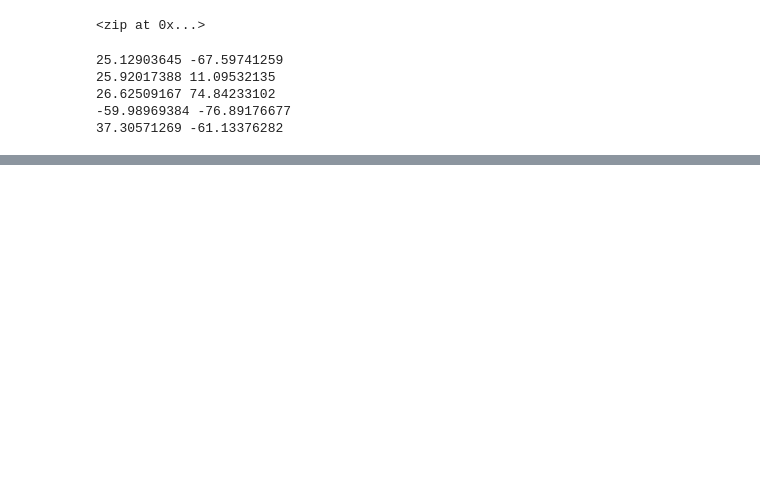
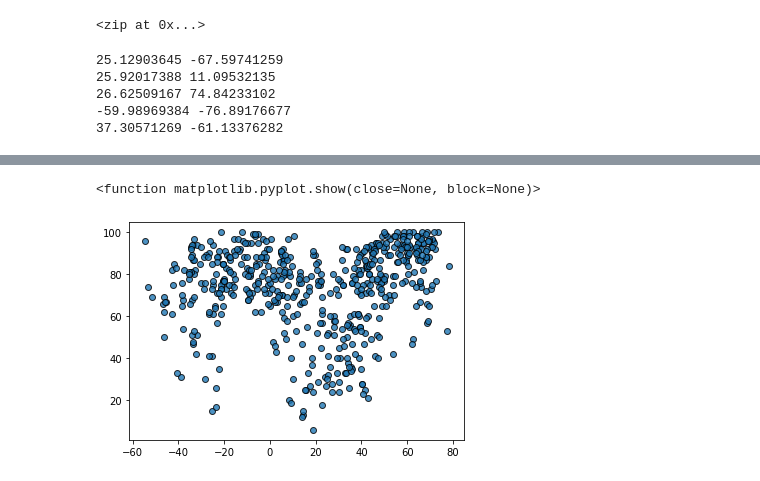
Before and after one commit to VSanto/World_Weather_Analysis, a Jupyter notebook: WeatherPY.ipynb, the cells around one changed output, grey strips where cells are left out. Cells and saved outputs as stored; diff of their text form; code cells hidden in the pictures; blank space fills up the shorter version.

```diff
--- a/WeatherPY.ipynb
+++ b/WeatherPY.ipynb
@@ -173,0 +206,12 @@ city_data_df.to_csv(output_data_file, index_label="City_ID")
+# %%
+# Scatter plot carpares latitude vs humidity.
+plt.scatter(lats,
+            humidity,
+            edgecolor="black", linewidths=1, marker="o",
+            alpha=0.8, label="Cities")
+
+# Show plot
+plt.show
+# %% [output]
+<function matplotlib.pyplot.show(close=None, block=None)>
+[figure, added]
```
Also changed, not shown: parts of 21 cells of this notebook, 7 other files.
